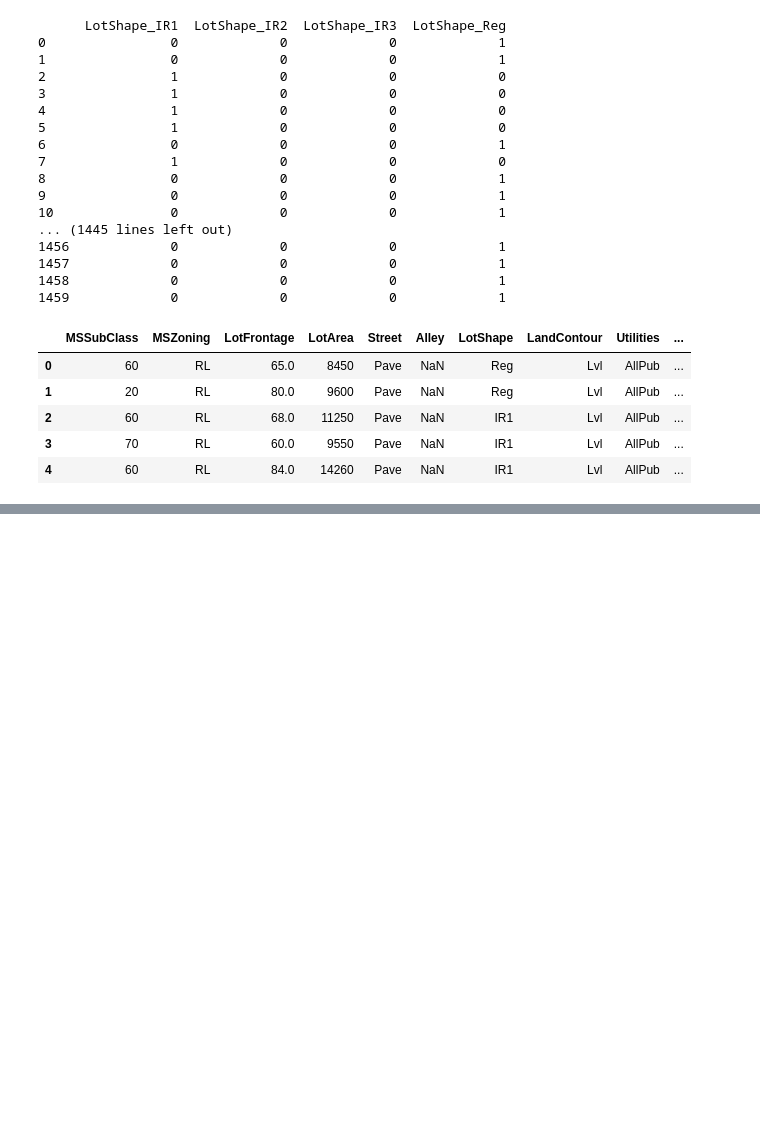
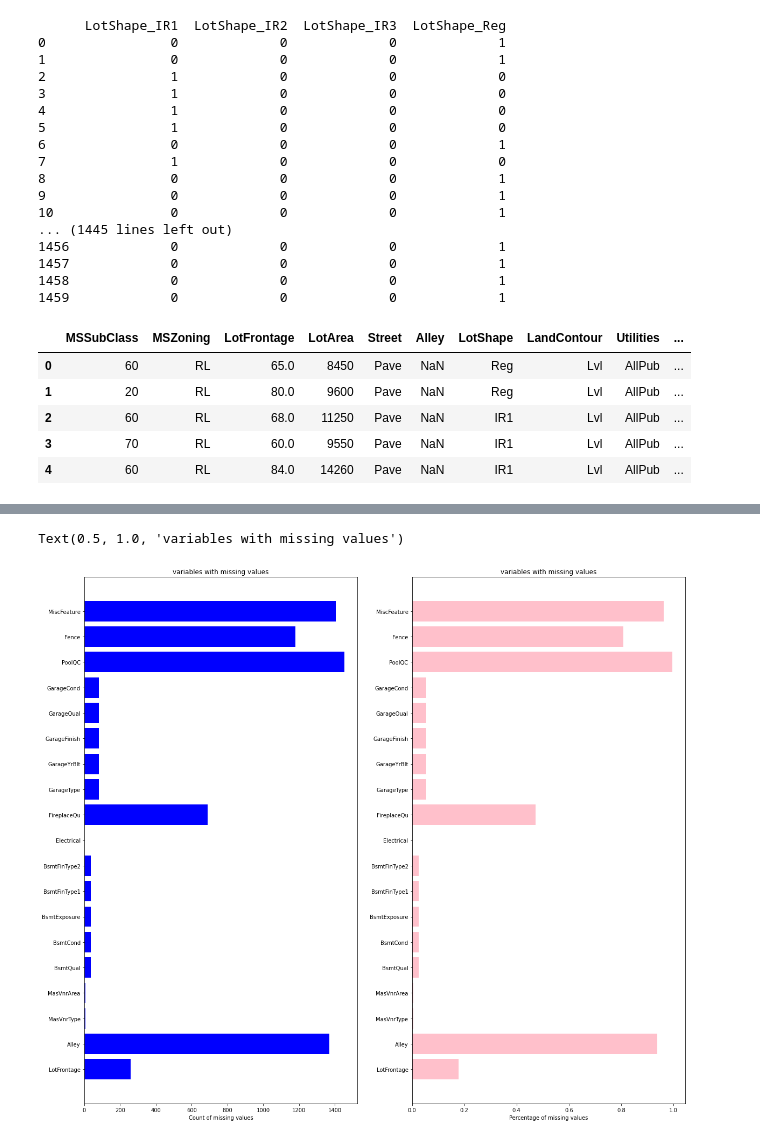
Before and after one commit to Chirag314/HousePrices, a Jupyter notebook: HousePrices.ipynb, the cells around one changed output, grey strips where cells are left out. Cells and saved outputs as stored; diff of their text form; code cells hidden in the pictures; blank space fills up the shorter version.

```diff
--- a/HousePrices.ipynb
+++ b/HousePrices.ipynb
@@ -197,3 +197,8 @@ housepricesdata.head()
 # %%
 # Remove original variable since we have already created one hot encoded variables
 housepricesdata.drop(['LotShape'],axis=1,inplace=True)
+# %%
+# Check missing values
+
+columns_with_missing_values= housepricesdata.columns[housepricesdata.isnull().any()]
+housepricesdata[columns_with_missing_values].isnull().sum()
@@ -199,0 +226,36 @@ housepricesdata.drop(['LotShape'],axis=1,inplace=True)
+# %%
+# Missing values in terms of percentages
+import numpy as np
+import matplotlib.pyplot as plt
+%matplotlib inline
+# to hold variable names
+labels =[]
+#to hold count of missing values
+valuecount=[]
+#to hold the percentage of missing vlaues
+percentcount=[]
+
+for col in columns_with_missing_values:
+  labels.append(col)
+  valuecount.append(housepricesdata[col].isnull().sum())
+  #housepricedata.shape[0] will give the total row count
+  percentcount.append(housepricesdata[col].isnull().sum()/housepricesdata.shape[0])
+
+ind=np.arange(len(labels))
+
+fig, (ax1, ax2)=plt.subplots(1,2,figsize=(20,18))
+
+rects=ax1.barh(ind, np.array(valuecount),color='blue')
+ax1.set_yticks(ind)
+ax1.set_yticklabels(labels, rotation ='horizontal')
+ax1.set_xlabel("Count of missing values")
+ax1.set_title("variables with missing values")
+
+rects=ax2.barh(ind, np.array(percentcount),color='pink')
+ax2.set_yticks(ind)
+ax2.set_yticklabels(labels, rotation='horizontal')
+ax2.set_xlabel("Percentage of missing values")
+ax2.set_title("variables with missing values")
+# %% [output]
+Text(0.5, 1.0, 'variables with missing values')
+[figure, added]
```
Also changed, not shown: parts of 1 cell of this notebook.
